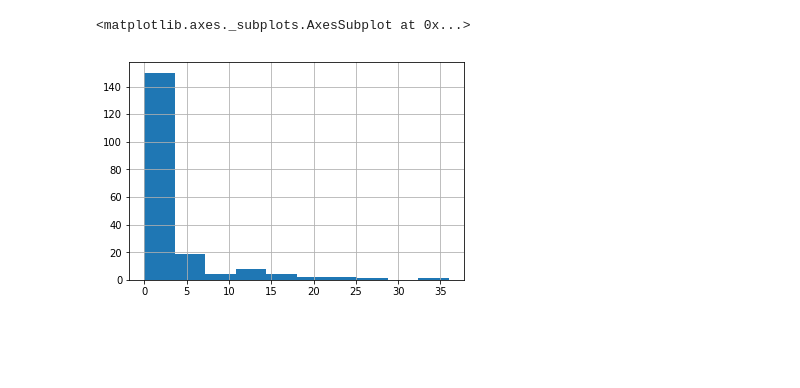
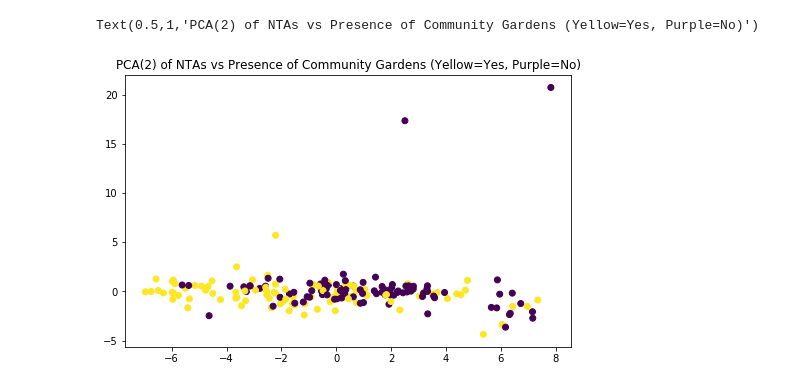
Before and after one commit to leonaisabelle/CUSP-ADS-Project, a Jupyter notebook: modelling_notebooks/PCA.ipynb, the cells around one changed output. Cells and saved outputs as stored; diff of their text form; code cells hidden in the pictures; blank space fills up the shorter version.

```diff
--- a/modelling_notebooks/PCA.ipynb
+++ b/modelling_notebooks/PCA.ipynb
@@ -82,5 +55,0 @@ plt.scatter(x=pca_model[:, 0], y=pca_model[:, 1])
-# %%
-data_garden_cts.hist() # Number of gardens per NTA
-# %% [output]
-<matplotlib.axes._subplots.AxesSubplot at 0x...>
-[figure, removed]
@@ -91,0 +56,9 @@ preprocessing.StandardScaler?
+# %%
+#2-d plot
+fig = plt.figure(figsize=(8,5))
+
+plt.scatter(x=pca_model[:, 0], y=pca_model[:, 1], c=y['HasGarden'])
+plt.title('PCA(2) of NTAs vs Presence of Community Gardens (Yellow=Yes, Purple=No)')
+# %% [output]
+Text(0.5,1,'PCA(2) of NTAs vs Presence of Community Gardens (Yellow=Yes, Purple=No)')
+[figure, added]
```
Also changed, not shown: parts of 14 cells of this notebook.
